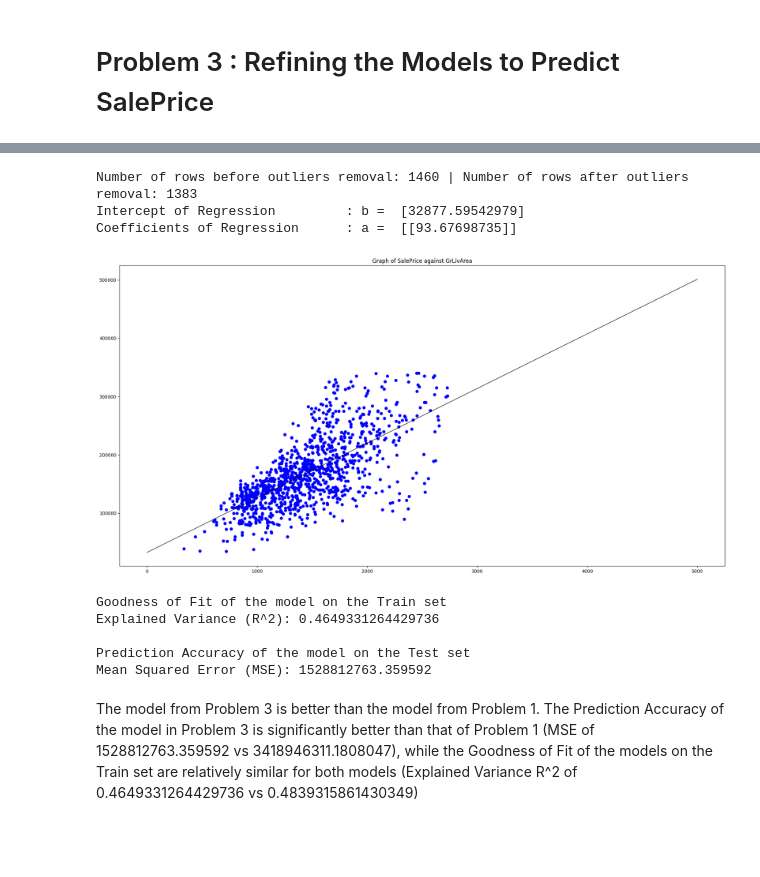
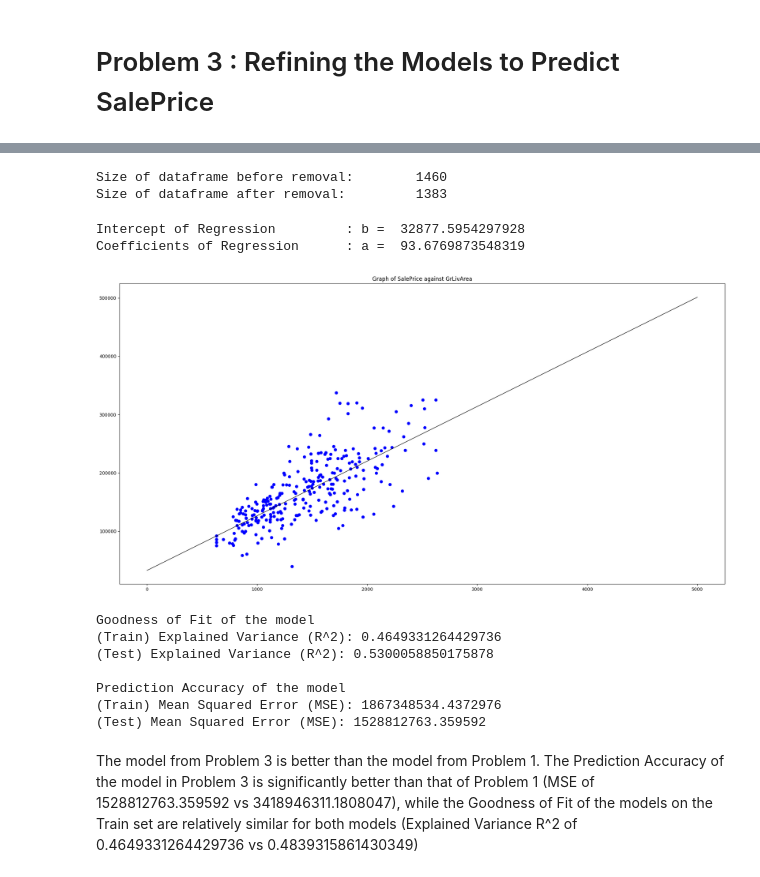
Before and after one commit to ChayHuiXiang/NTU-CS, a Jupyter notebook: SC1015/Lab_4/Lab4.ipynb, the cells around one changed output, grey strips where cells are left out. Cells and saved outputs as stored; diff of their text form; code cells hidden in the pictures; blank space fills up the shorter version.

```diff
--- a/SC1015/Lab_4/Lab4.ipynb
+++ b/SC1015/Lab_4/Lab4.ipynb
@@ -115,4 +134,7 @@ SalePrice_Q1 = SalePrice.quantile(0.25)
 SalePrice_Q3 = SalePrice.quantile(0.75)
 SalePrice_IQR = SalePrice_Q3 - SalePrice_Q1
 
-problem3_df = df[((df["GrLivArea"] < GrLivArea_Q3 + 1.5 * GrLivArea_IQR) & (df["GrLivArea"] > GrLivArea_Q1 - 1.5 * GrLivArea_IQR)) & ((df["SalePrice"] < SalePrice_Q3 + 1.5 * SalePrice_IQR) & (df["SalePrice"] > SalePrice_Q1 - 1.5 * SalePrice_IQR))]
+outliers = (df["GrLivArea"] > GrLivArea_Q3 + 1.5 * GrLivArea_IQR) | (df["GrLivArea"] < GrLivArea_Q1 - 1.5 * GrLivArea_IQR) | (df["SalePrice"] > SalePrice_Q3 + 1.5 * SalePrice_IQR) | (df["SalePrice"] < SalePrice_Q1 - 1.5 * SalePrice_IQR)
+outliers_indexes = outliers[outliers == True].index
+print(f"Outlier Row Indices: {outliers_indexes.tolist()}")
+print(f"Total Number of Outliers: {len(outliers_indexes)}")
@@ -119,51 +167,62 @@ problem3_df = df[((df["GrLivArea"] < GrLivArea_Q3 + 1.5 * GrLivArea_IQR) & (df["
+# %%
+# Removing the outliers
+problem3_df = df.drop(outliers_indexes)
+
+print("Size of dataframe before removal:\t", len(df))
+print("Size of dataframe after removal:\t", len(problem3_df))
+# %% [output]
+Size of dataframe before removal:        1460
+Size of dataframe after removal:         1383
 # %%
-print(f"Number of rows before outliers removal: {len(df)} | Number of rows after outliers removal: {len(problem3_df)}")
-
 linreg = LinearRegression()
 
 X = pd.DataFrame(problem3_df["GrLivArea"])
 y = pd.DataFrame(problem3_df["SalePrice"])
 X_train, X_test, y_train, y_test = train_test_split(X, y, test_size = 0.20, random_state=42)
 
-linreg.fit(X_train, y_train)        # train the linear regression model
+# Training the linear regression model
+linreg.fit(X_train, y_train)
 
 # Coefficients of the Linear Regression line
-print('Intercept of Regression \t: b = ', linreg.intercept_)
-print('Coefficients of Regression \t: a = ', linreg.coef_)
+print('Intercept of Regression \t: b = ', linreg.intercept_[0])
+print('Coefficients of Regression \t: a = ', linreg.coef_[0][0])
 print()
 
 x = np.linspace(0,5000)
 y = linreg.coef_[0] * x + linreg.intercept_
 # Plot the Regression line
 f, axes = plt.subplots(1, 1, figsize=(24, 12))
-axes.scatter(X_train, y_train, color = "blue")
-axes.plot(x, y, 'w-', linewidth = 1, color="black")
+axes.scatter(X_test, y_test, color = "blue")
+axes.plot(x, y, linewidth = 1, color="black")
 plt.title('Graph of SalePrice against GrLivArea')
 plt.show()
 # %% [output]
-Number of rows before outliers removal: 1460 | Number of rows after outliers removal: 1383
-Intercept of Regression         : b =  [32877.59542979]
-Coefficients of Regression      : a =  [[93.67698735]]
+Intercept of Regression         : b =  32877.5954297928
+Coefficients of Regression      : a =  93.6769873548319
-[figure, old version]
+[figure, new version]
 # %%
 # Predict Total values corresponding to HP
+y_test_pred = linreg.predict(X_test)
 y_train_pred = linreg.predict(X_train)
-y_test_pred = linreg.predict(X_test)
 
 # Check the Goodness of Fit (on Train Data)
-print("Goodness of Fit of the model on the Train set")
-print("Explained Variance (R^2):", linreg.score(X_train, y_train))
+print("Goodness of Fit of the model")
+print("(Train) Explained Variance (R^2):", linreg.score(X_train, y_train))
+print("(Test) Explained Variance (R^2):", linreg.score(X_test, y_test))
 print()
 
 # Check the Goodness of Fit (on Test Data)
-print("Prediction Accuracy of the model on the Test set")
-print("Mean Squared Error (MSE):", mean_squared_error(y_test, y_test_pred))
+print("Prediction Accuracy of the model")
+print("(Train) Mean Squared Error (MSE):", mean_squared_error(y_train, y_train_pred))
+print("(Test) Mean Squared Error (MSE):", mean_squared_error(y_test, y_test_pred))
 print()
 # %% [output]
-Goodness of Fit of the model on the Train set
-Explained Variance (R^2): 0.4649331264429736
+Goodness of Fit of the model
+(Train) Explained Variance (R^2): 0.4649331264429736
+(Test) Explained Variance (R^2): 0.5300058850175878
 
-Prediction Accuracy of the model on the Test set
-Mean Squared Error (MSE): 1528812763.359592
+Prediction Accuracy of the model
+(Train) Mean Squared Error (MSE): 1867348534.4372976
+(Test) Mean Squared Error (MSE): 1528812763.359592
 # %% [markdown]
 The model from Problem 3 is better than the model from Problem 1. The Prediction Accuracy of the model in Problem 3 is significantly better than that of Problem 1 (MSE of 1528812763.359592 vs 3418946311.1808047), while the Goodness of Fit of the models on the Train set are relatively similar for both models (Explained Variance R^2 of 0.4649331264429736 vs 0.4839315861430349)
```
Also changed, not shown: parts of 10 cells of this notebook, 1 other file.
